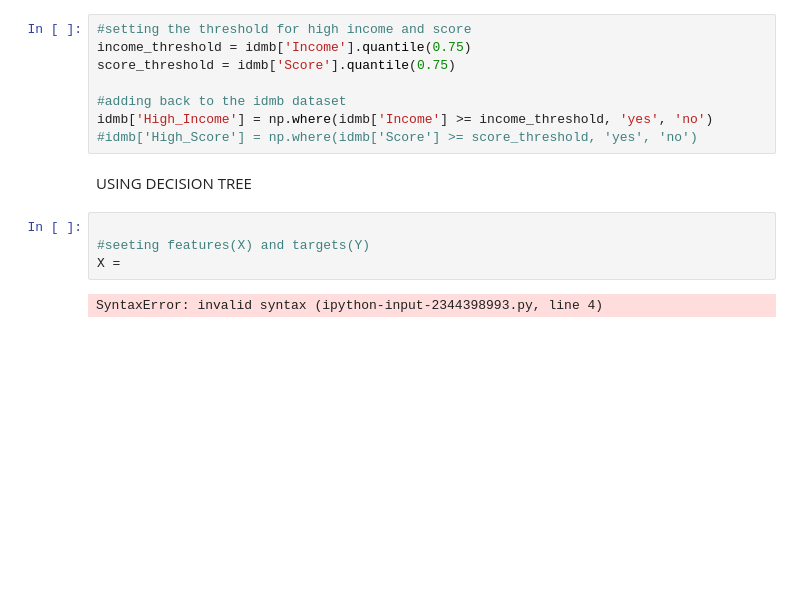
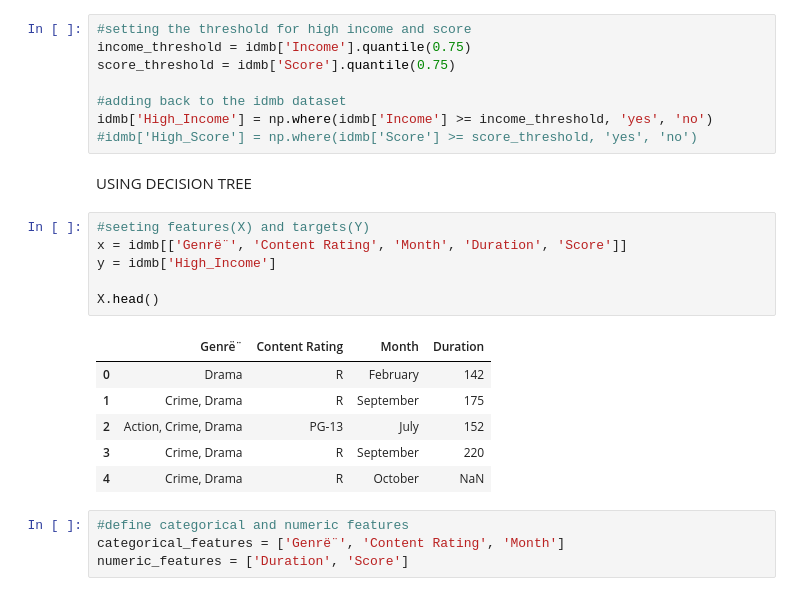
Before and after one commit to AyaUchiv/IDMB_MOVIE_DATASET, a Jupyter notebook: ANALYSIS/idmb_analysis.ipynb, the cells around one changed output. Cells and saved outputs as stored; diff of their text form; blank space fills up the shorter version.

```diff
--- a/ANALYSIS/idmb_analysis.ipynb
+++ b/ANALYSIS/idmb_analysis.ipynb
@@ -274,8 +251,19 @@ idmb['High_Income'] = np.where(idmb['Income'] >= income_threshold, 'yes', 'no')
 # %% [markdown]
 USING DECISION TREE
 # %%
+#seeting features(X) and targets(Y)
+x = idmb[['Genrë¨', 'Content Rating', 'Month', 'Duration', 'Score']]
+y = idmb['High_Income']
 
-#seeting features(X) and targets(Y)
-X =
+X.head()
 # %% [output]
-SyntaxError: invalid syntax (ipython-input-2344398993.py, line 4)
+|  | Genrë¨ | Content Rating | Month | Duration |
+| 0 | Drama | R | February | 142 |
+| 1 | Crime, Drama | R | September | 175 |
+| 2 | Action, Crime, Drama | PG-13 | July | 152 |
+| 3 | Crime, Drama | R | September | 220 |
+| 4 | Crime, Drama | R | October | NaN |
+# %%
+#define categorical and numeric features
+categorical_features = ['Genrë¨', 'Content Rating', 'Month']
+numeric_features = ['Duration', 'Score']
```
Also changed, not shown: parts of 1 cell of this notebook.
